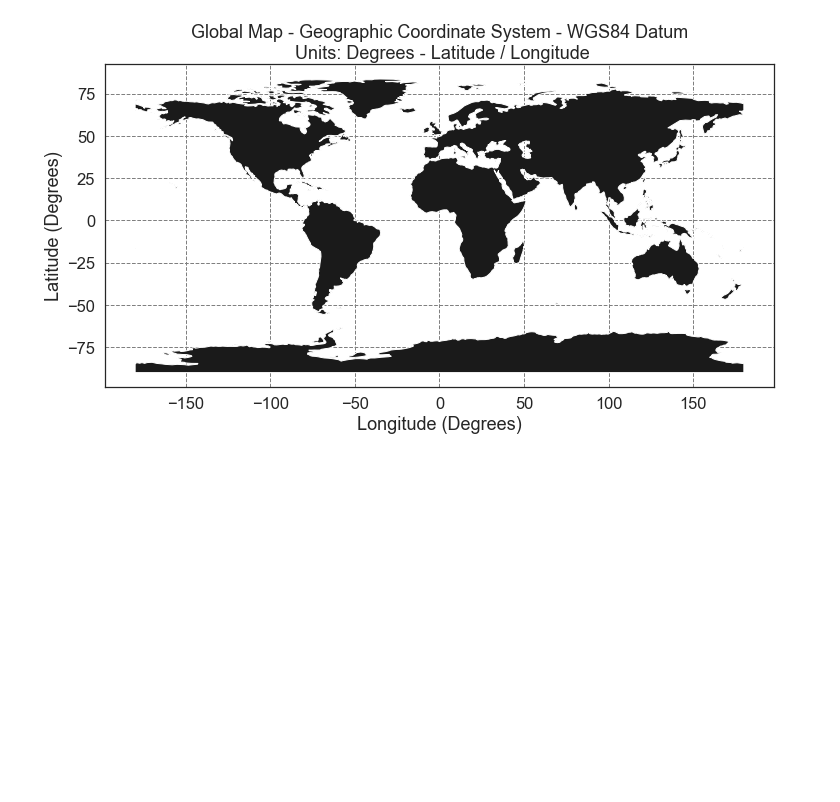
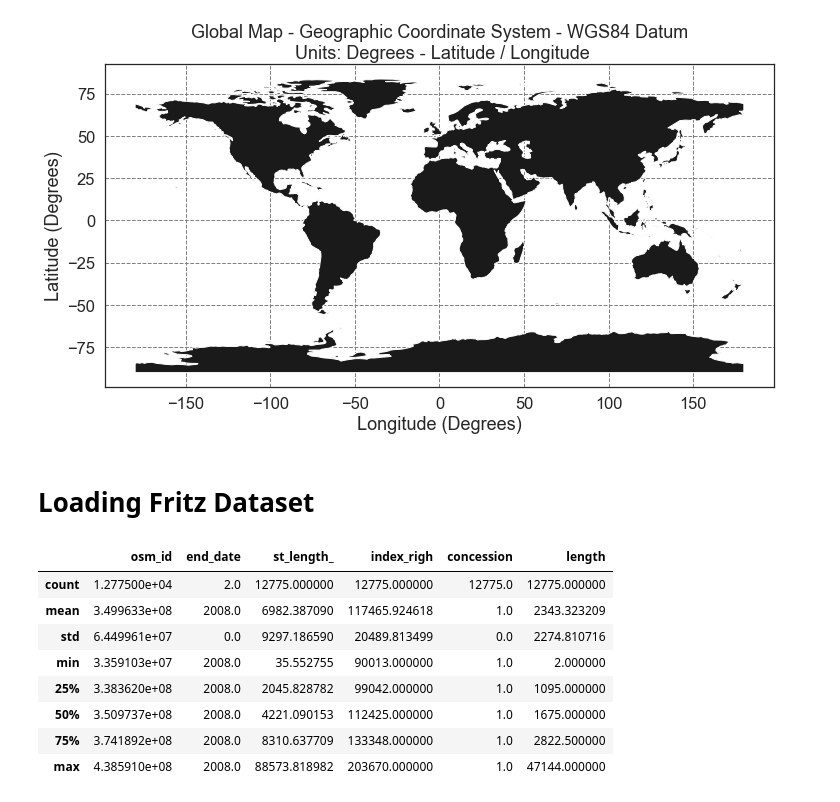
Before and after one commit to panopticonopolis/canopy-gis, a Jupyter notebook: data_collection/Load_Logging_Roads.ipynb, the cells around one changed output. Cells and saved outputs as stored; diff of their text form; code cells hidden in the pictures; blank space fills up the shorter version.

```diff
--- a/data_collection/Load_Logging_Roads.ipynb
+++ b/data_collection/Load_Logging_Roads.ipynb
@@ -130,3 +130,21 @@ ax.yaxis.grid(color='gray', linestyle='dashed')
 ax.xaxis.grid(color='gray', linestyle='dashed')
 # %% [output]
 [figure]
+# %% [markdown]
+# Loading Fritz Dataset
+# %%
+logging_road_shape = "./data/geometry/fritz_roads/test3/test3.shp"
+
+logging_locations = gpd.read_file(logging_road_shape)
+# %%
+logging_locations.describe()
+# %% [output]
+|  | osm_id | end_date | st_length_ | index_righ | concession | length |
+| count | 1.277500e+04 | 2.0 | 12775.000000 | 12775.000000 | 12775.0 | 12775.000000 |
+| mean | 3.499633e+08 | 2008.0 | 6982.387090 | 117465.924618 | 1.0 | 2343.323209 |
+| std | 6.449961e+07 | 0.0 | 9297.186590 | 20489.813499 | 0.0 | 2274.810716 |
+| min | 3.359103e+07 | 2008.0 | 35.552755 | 90013.000000 | 1.0 | 2.000000 |
+| 25% | 3.383620e+08 | 2008.0 | 2045.828782 | 99042.000000 | 1.0 | 1095.000000 |
+| 50% | 3.509737e+08 | 2008.0 | 4221.090153 | 112425.000000 | 1.0 | 1675.000000 |
+| 75% | 3.741892e+08 | 2008.0 | 8310.637709 | 133348.000000 | 1.0 | 2822.500000 |
+| max | 4.385910e+08 | 2008.0 | 88573.818982 | 203670.000000 | 1.0 | 47144.000000 |
```
Also changed, not shown: parts of 1 cell of this notebook, 2 other files.
